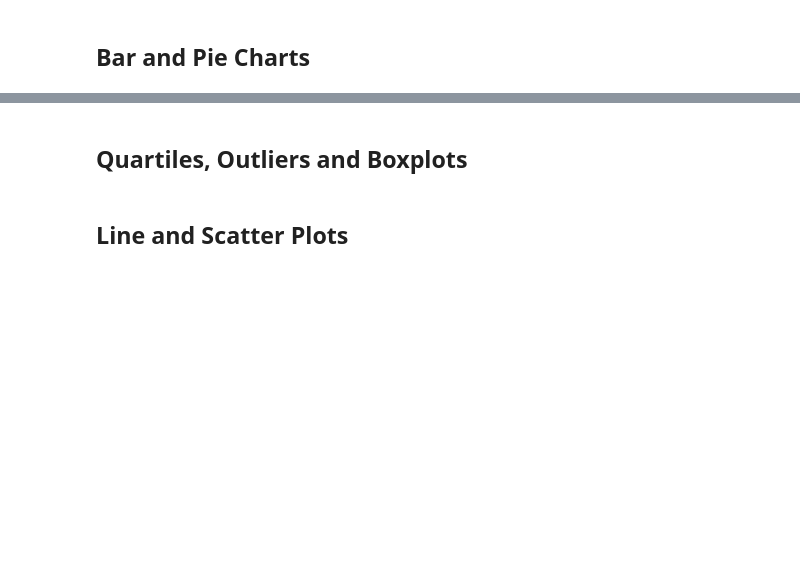
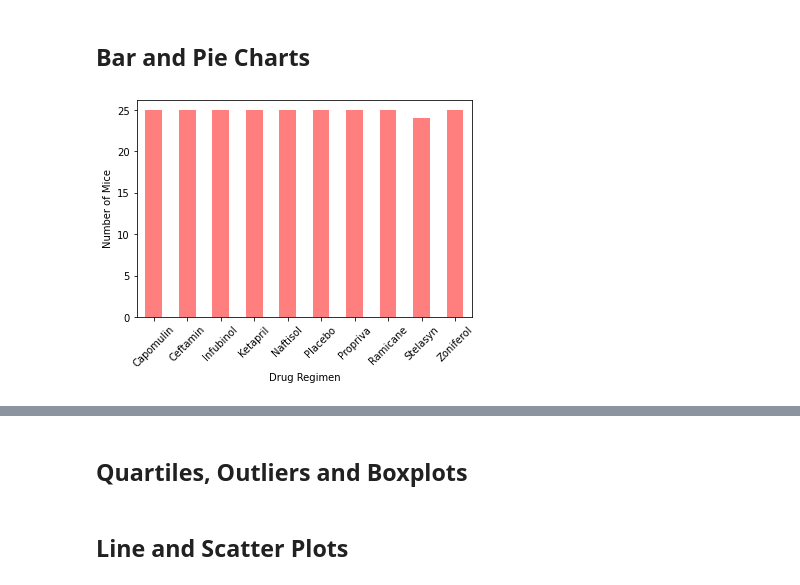
Before and after one commit to AustinRCole/Maplotlib-challenge, a Jupyter notebook: pymaceuticals_starter.ipynb, the cells around one changed output, grey strips where cells are left out. Cells and saved outputs as stored; diff of their text form; code cells hidden in the pictures; blank space fills up the shorter version.

```diff
--- a/pymaceuticals_starter.ipynb
+++ b/pymaceuticals_starter.ipynb
@@ -87,5 +121,12 @@ len(clean_mouse['Mouse ID'].unique())
 ## Bar and Pie Charts
 # %%
 # Generate a bar plot showing the total number of mice for each treatment throughout the course of the study using pandas.
+mouse_count = clean_mouse.groupby('Drug Regimen')['Mouse ID'].nunique()
+mouse_barpd = mouse_count.plot(kind='bar',color='red',alpha=0.5,rot=45)
+mouse_barpd.set_ylabel('Number of Mice')
+mouse_barpd
+plt.show()
+# %% [output]
+[figure, added]
 # %%
 # Generate a bar plot showing the total number of mice for each treatment throughout the course of the study using pyplot.
```
Also changed, not shown: parts of 4 cells of this notebook.
